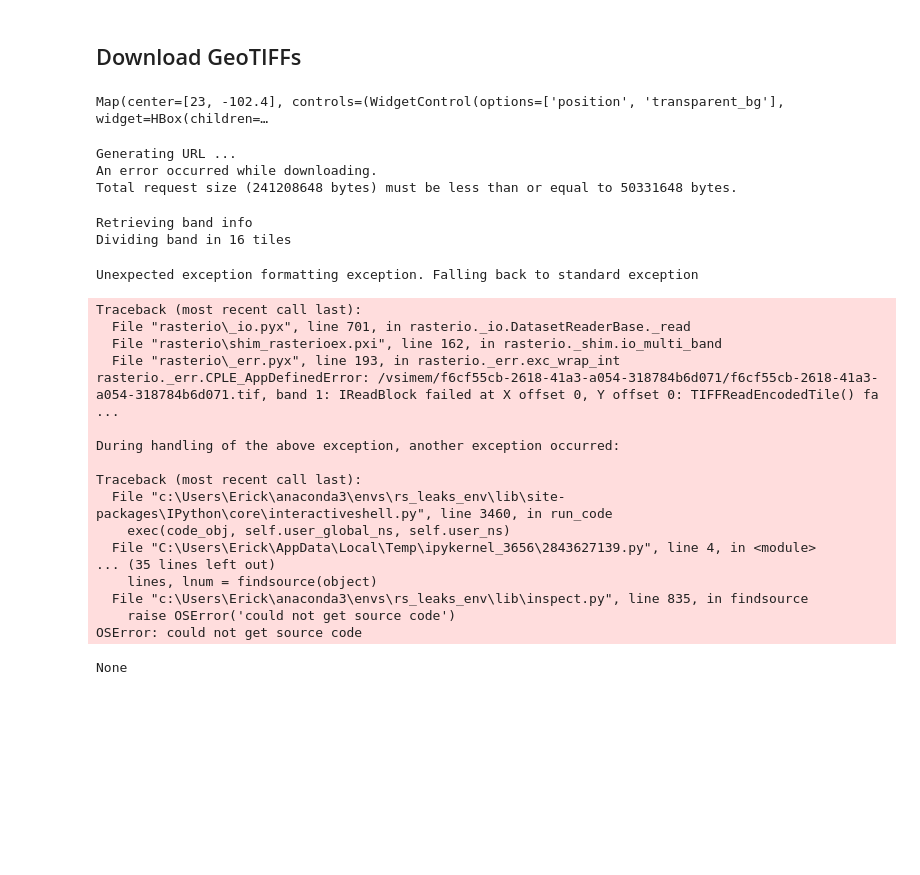
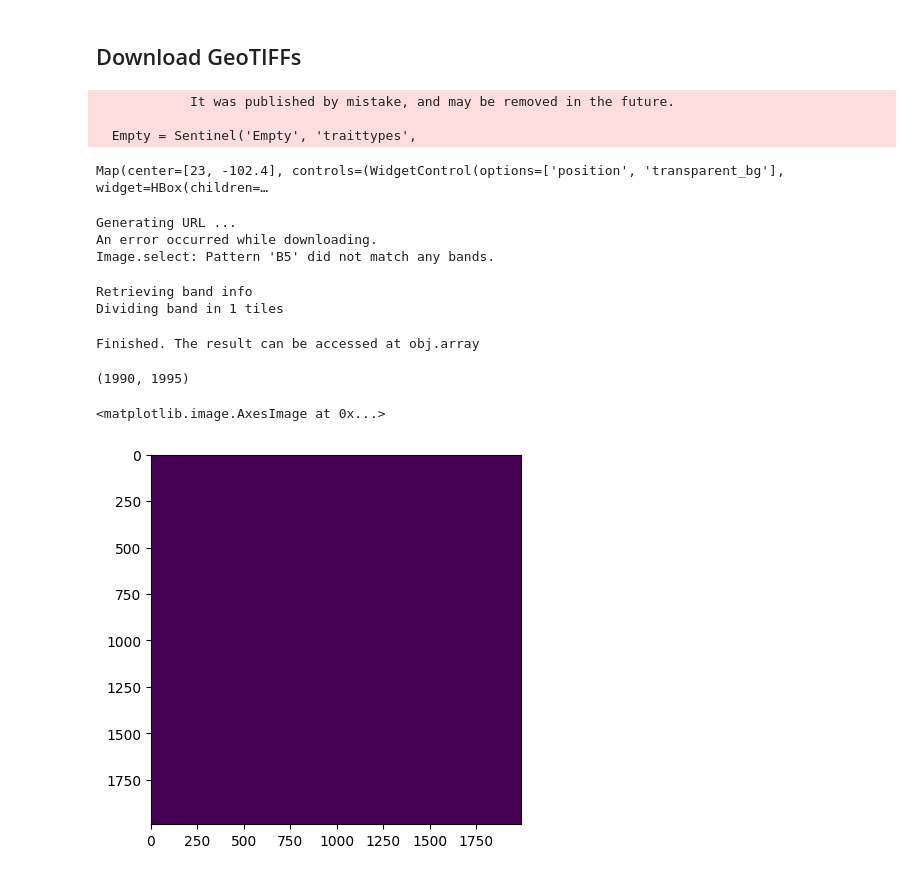
Before and after one commit to erickfama/rs_leaks, a Jupyter notebook: src/1_satellite_imagery.ipynb, the cells around one changed output. Drawn from its saved outputs; the diff is of its cells as text; code cells hidden in the pictures; blank space fills up the shorter version.

Commit message:
Patch download automatization completed

```diff
--- a/src/1_satellite_imagery.ipynb
+++ b/src/1_satellite_imagery.ipynb
@@ -87,49 +303,37 @@ from geeS2downloader import GEES2Downloader
 # If it is not yet authenticated, uncomment the line below
 # ee.Authenticate()
 
-ee.Initialize()
-
-img = ags_collection
+# img = ags_collection
 
 Map = geemap.Map(center=(23, -102.4), zoom=9)
 Map.addLayer(img, {'min': 0, 'max': 3000, 'bands': ['B4', 'B3', "B2"], "region": poi.buffer(10000)}, 'Cloud Probability', True, 1)
 Map
 # %% [output]
-Map(center=[23, -102.4], controls=(WidgetControl(options=['position', 'transparent_bg'], widget=HBox(children=…
+            It was published by mistake, and may be removed in the future.
+
+  Empty = Sentinel('Empty', 'traittypes',
+Map(center=[23, -102.4], controls=(WidgetControl(options=['position', 'transparent_bg'], widget=HBox(children=…
 # %%
 # Export with geemap
-geemap.ee_export_image(cld, "../data/images/clouds.tif", scale=10)
+geemap.ee_export_image(img, "../data/images/s2_prueba.tif", scale=10)
 # %% [output]
 Generating URL ...
 An error occurred while downloading.
-Total request size (241208648 bytes) must be less than or equal to 50331648 bytes.
+Image.select: Pattern 'B5' did not match any bands.
 # %%
 # Export with GEE2Downloader
 downloader = GEES2Downloader()
 
-downloader.download(img = cld, band = "probability")
+downloader.download(img = img, band = "B4")
 # %% [output]
 Retrieving band info
-Dividing band in 16 tiles
+Dividing band in 1 tiles
-Unexpected exception formatting exception. Falling back to standard exception
+Finished. The result can be accessed at obj.array
-Traceback (most recent call last):
-  File "rasterio\_io.pyx", line 701, in rasterio._io.DatasetReaderBase._read
-  File "rasterio\shim_rasterioex.pxi", line 162, in rasterio._shim.io_multi_band
-  File "rasterio\_err.pyx", line 193, in rasterio._err.exc_wrap_int
-rasterio._err.CPLE_AppDefinedError: /vsimem/f6cf55cb-2618-41a3-a054-318784b6d071/f6cf55cb-2618-41a3-a054-318784b6d071.tif, band 1: IReadBlock failed at X offset 0, Y offset 0: TIFFReadEncodedTile() fa ...
-
-During handling of the above exception, another exception occurred:
-
-Traceback (most recent call last):
-  File "c:\Users\Erick\anaconda3\envs\rs_leaks_env\lib\site-packages\IPython\core\interactiveshell.py", line 3460, in run_code
-    exec(code_obj, self.user_global_ns, self.user_ns)
-  File "C:\Users\Erick\AppData\Local\Temp\ipykernel_3656\2843627139.py", line 4, in <module>
-... (35 lines left out)
-    lines, lnum = findsource(object)
-  File "c:\Users\Erick\anaconda3\envs\rs_leaks_env\lib\inspect.py", line 835, in findsource
-    raise OSError('could not get source code')
-OSError: could not get source code
 # %%
-print(downloader.array)
+print(downloader.array.shape)
+
+plt.imshow(downloader.array.)
 # %% [output]
-None
+(1990, 1995)
+<matplotlib.image.AxesImage at 0x...>
+[figure, added]
```
Also changed, not shown: parts of 23 cells of this notebook, 1 other file.
